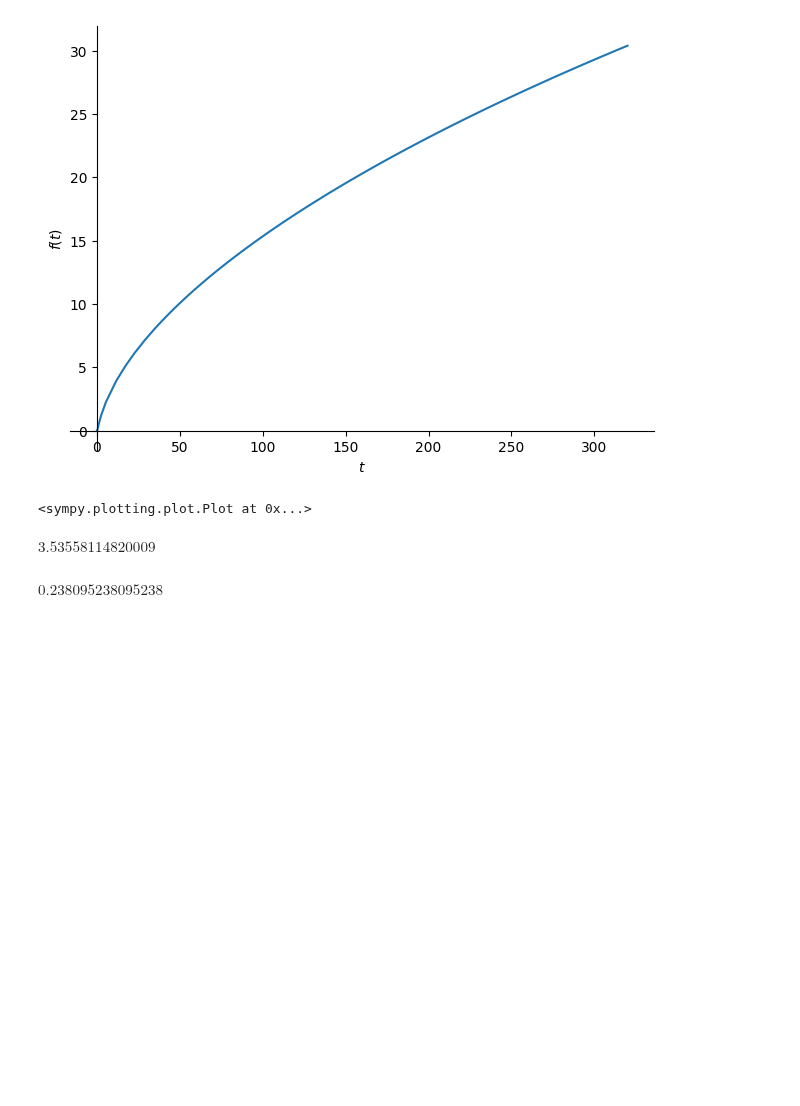
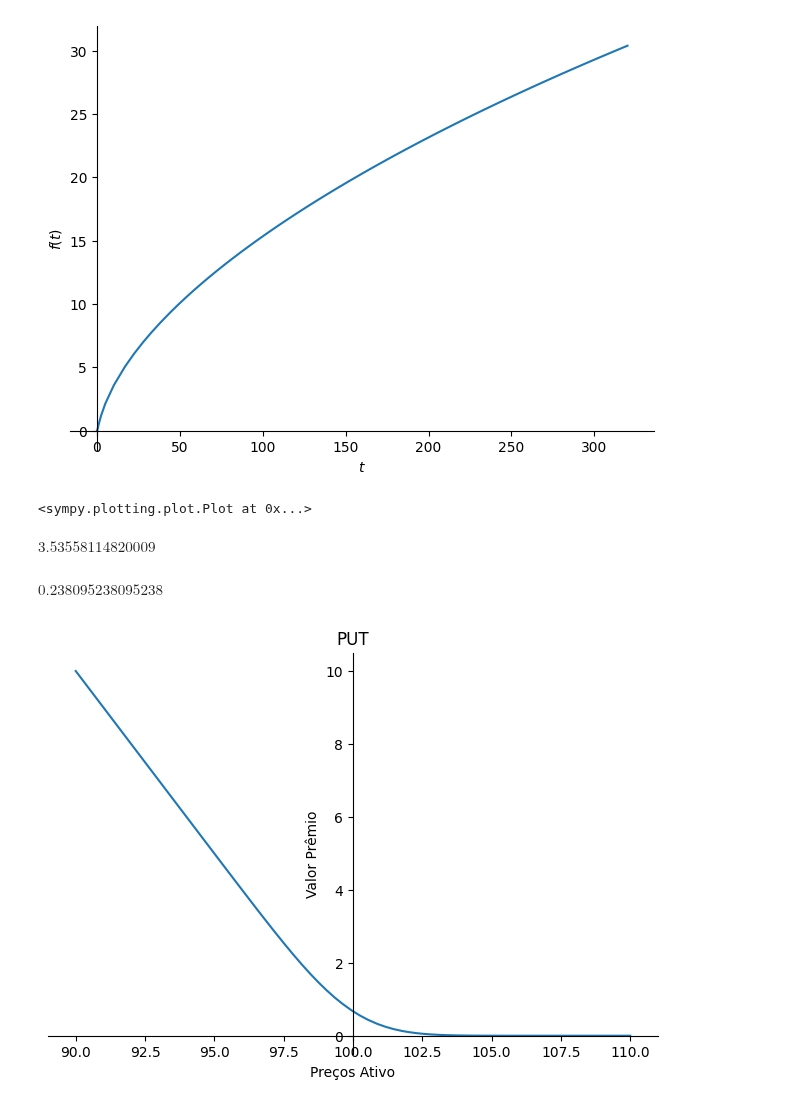
Before and after one commit to Felipe-Pinto/python_para_exatas, a Jupyter notebook: BS_Sympy.ipynb, the cells around one changed output. Drawn from its saved outputs; the diff is of its cells as text; code cells hidden in the pictures; blank space fills up the shorter version.

```diff
--- a/BS_Sympy.ipynb
+++ b/BS_Sympy.ipynb
@@ -172,3 +172,18 @@ $\displaystyle 3.53558114820009$
 DTE
 # %% [output]
 $\displaystyle 0.238095238095238$
+# %%
+r = 0.125       # Interest tax
+#S = 97          # Stock
+S = Symbol('S')
+Kp = 100         # Stirke PUT
+Kc = 105         # Stirke CALL
+#T = 1/252      # Time to end
+T = 0.2/252
+sigma = 0.60    # Volatility
+# %%
+BSp = BlackScholes(r, S, Kp, T, sigma, type="p")
+# %%
+p = plot(BSp, (S, 90, 110), title='PUT', xlabel='Preços Ativo', ylabel='Valor Prêmio')
+# %% [output]
+[figure, added]
```
Also changed, not shown: parts of 4 cells of this notebook.
